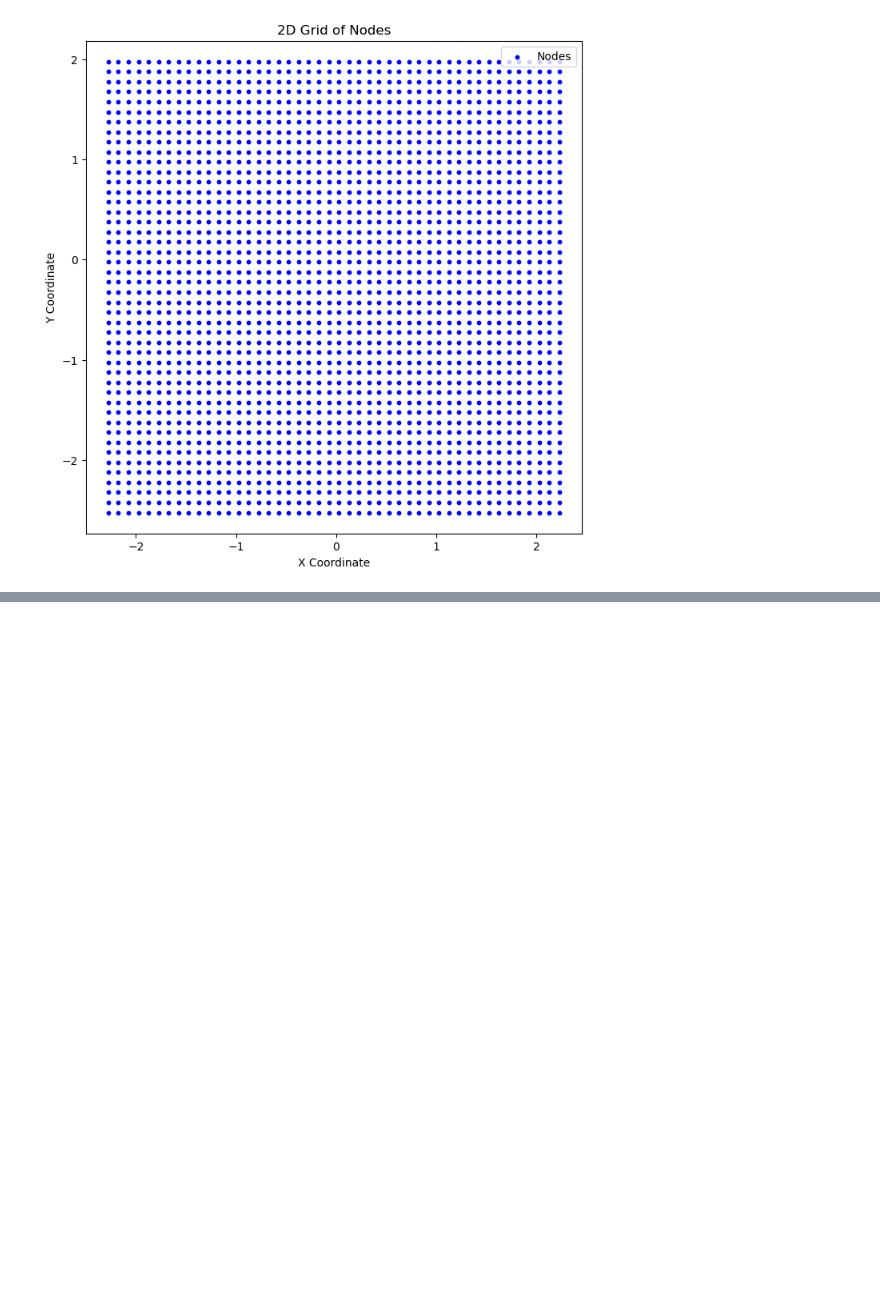
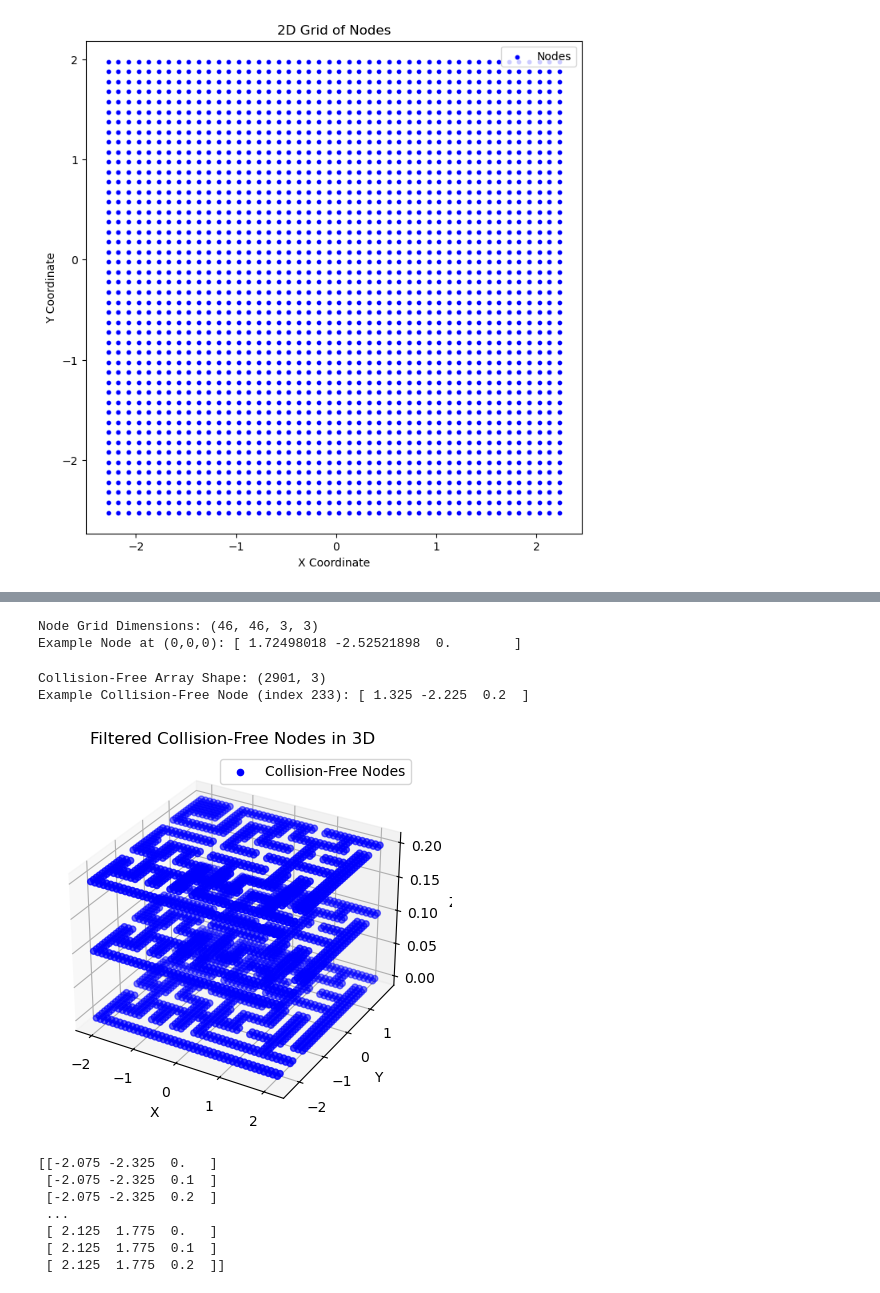
Before and after one commit to oscardvs/RO47005_PDM, a Jupyter notebook: dev_test_urdf/Final_assignment_A_star.ipynb, the cells around one changed output, grey strips where cells are left out. Cells and saved outputs as stored; diff of their text form; code cells hidden in the pictures; blank space fills up the shorter version.

```diff
--- a/dev_test_urdf/Final_assignment_A_star.ipynb
+++ b/dev_test_urdf/Final_assignment_A_star.ipynb
@@ -183,0 +311,68 @@ print(graph[(-2.0750198209740227, -2.325218981918747)])
+# %%
+# Function to create a 2D grid with coordinates
+cell_size = 0.1  # Adjust for finer or coarser grids
+
+# Calculate number of rows and columns
+rows = int(np.ceil((global_max[1] - global_min[1]) / cell_size))
+cols = int(np.ceil((global_max[0]- global_min[0]) / cell_size))
+depths = int(np.ceil((global_max[2] - global_min[2]) / cell_size))
+
+# Create a 2D grid of coordinates
+node_grid = np.zeros((rows, cols, depths, 3))
+
+# Fill the grid with node coordinates
+for i in range(rows):  # Y-axis
+    for j in range(cols):  # X-axis
+        for k in range(depths):  # Z-axis
+            x = global_min[0] + j * cell_size
+            y = global_min[1] + i * cell_size
+            z = global_min[2] + k * cell_size
+            node_grid[i, j, k] = [x, y, z]
+
+print("Node Grid Dimensions:", node_grid.shape)  # Should be (rows, cols, depths, 3)
+print("Example Node at (0,0,0):", node_grid[0, 40, 0])
+# %% [output]
+Node Grid Dimensions: (46, 46, 3, 3)
+Example Node at (0,0,0): [ 1.72498018 -2.52521898  0.        ]
+# %%
+collision_free_nodes = []
+for coord in node_grid.reshape(-1, 3):  # Flatten to a (N, 3) array
+    if not check_collision(coord):  # If not in collision
+        collision_free_nodes.append(tuple(coord))
+
+# Convert to NumPy array and round coordinates
+collision_free_array = np.array(collision_free_nodes)
+collision_free_array = np.round(collision_free_array, 3)
+
+# Print a specific collision-free node
+print("Collision-Free Array Shape:", collision_free_array.shape)
+print("Example Collision-Free Node (index 233):", collision_free_array[233])
+
+# 3D Visualization
+fig = plt.figure()
+ax = fig.add_subplot(111, projection='3d')
+ax.scatter(
+    collision_free_array[:, 0],
+    collision_free_array[:, 1],
+    collision_free_array[:, 2],
+    label="Collision-Free Nodes",
+    color="blue"
+)
+ax.set_xlabel("X")
+ax.set_ylabel("Y")
+ax.set_zlabel("Z")
+ax.set_title("Filtered Collision-Free Nodes in 3D")
+plt.legend()
+plt.show()
+print(collision_free_array)
+# %% [output]
+Collision-Free Array Shape: (2901, 3)
+Example Collision-Free Node (index 233): [ 1.325 -2.225  0.2  ]
+[figure, added]
+[[-2.075 -2.325  0.   ]
+ [-2.075 -2.325  0.1  ]
+ [-2.075 -2.325  0.2  ]
+ ...
+ [ 2.125  1.775  0.   ]
+ [ 2.125  1.775  0.1  ]
+ [ 2.125  1.775  0.2  ]]
```
Also changed, not shown: parts of 11 cells of this notebook, 1 other file.
